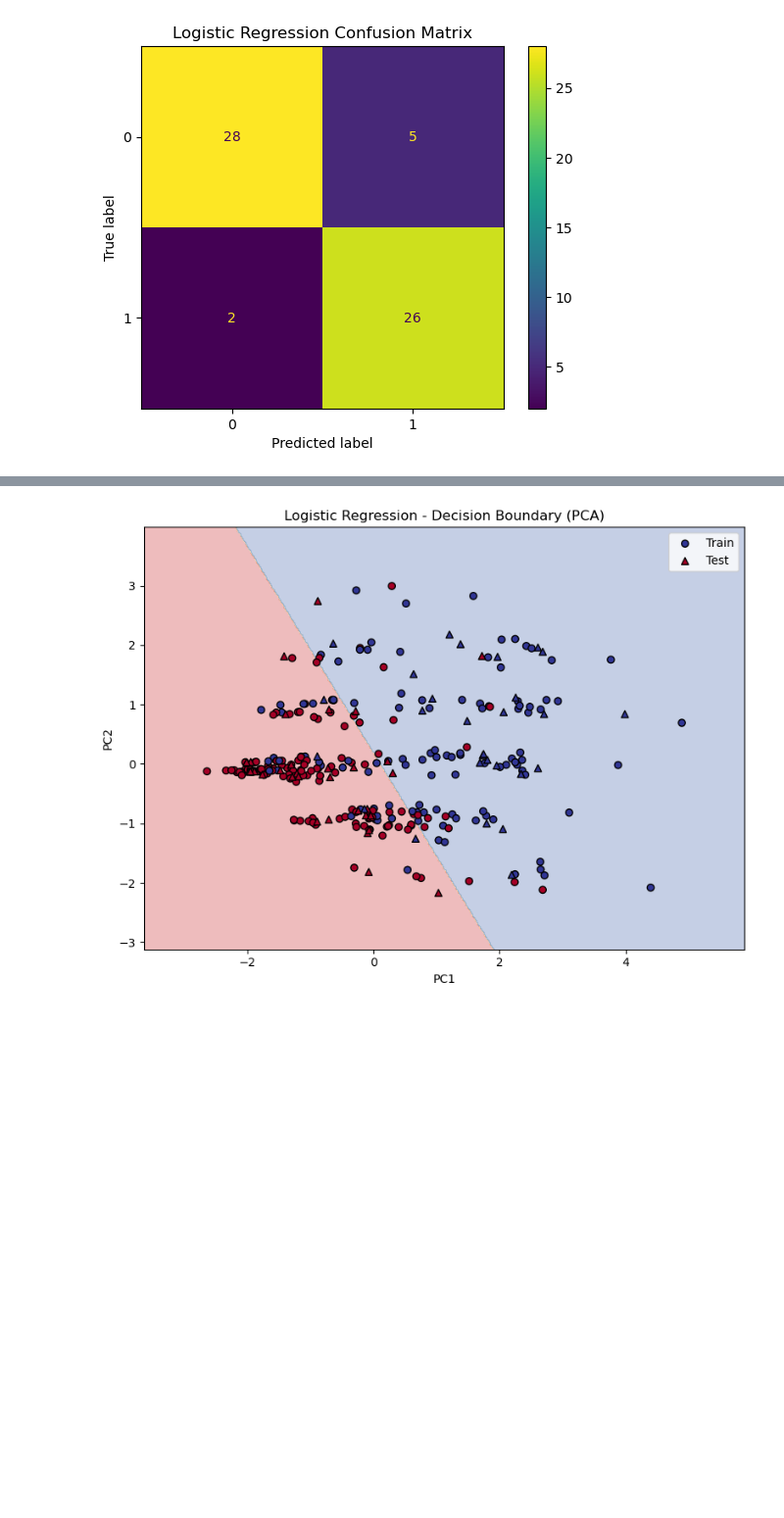
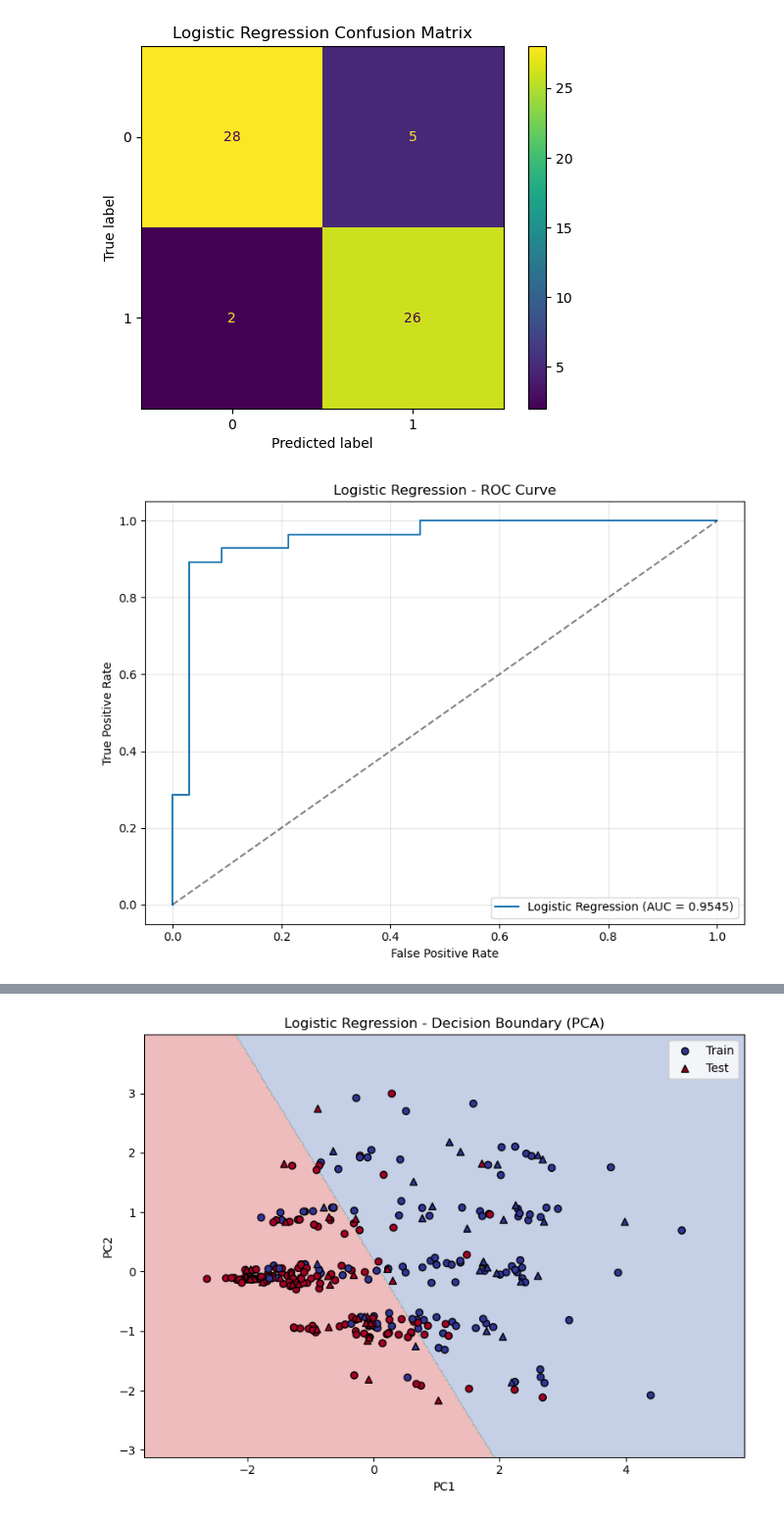
Before and after one commit to KevBoyz/data-science, a Jupyter notebook: Projects/14-heartchains/anl.ipynb, the cells around one changed output, grey strips where cells are left out. Shown at 98% size. Cells and saved outputs as stored; diff of their text form; code cells hidden in the pictures; blank space fills up the shorter version.

```diff
--- a/Projects/14-heartchains/anl.ipynb
+++ b/Projects/14-heartchains/anl.ipynb
@@ -271,3 +334,20 @@ Classification Report:
    macro avg       0.89      0.89      0.89        61
 weighted avg       0.89      0.89      0.89        61
 [figure]
+# %%
+y_proba_lr = lr_grid.predict_proba(X_test)[:, 1]
+fpr_lr, tpr_lr, _ = roc_curve(y_test, y_proba_lr)
+auc_lr = auc(fpr_lr, tpr_lr)
+
+plt.figure(figsize=(8, 6))
+plt.plot(fpr_lr, tpr_lr, label=f'Logistic Regression (AUC = {auc_lr:.4f})')
+plt.plot([0, 1], [0, 1], 'k--', alpha=0.5)
+plt.xlabel('False Positive Rate')
+plt.ylabel('True Positive Rate')
+plt.title('Logistic Regression - ROC Curve')
+plt.legend(loc='lower right')
+plt.grid(True, alpha=0.3)
+plt.tight_layout()
+plt.show()
+# %% [output]
+[figure, added]
```
Also changed, not shown: parts of 11 cells of this notebook.
